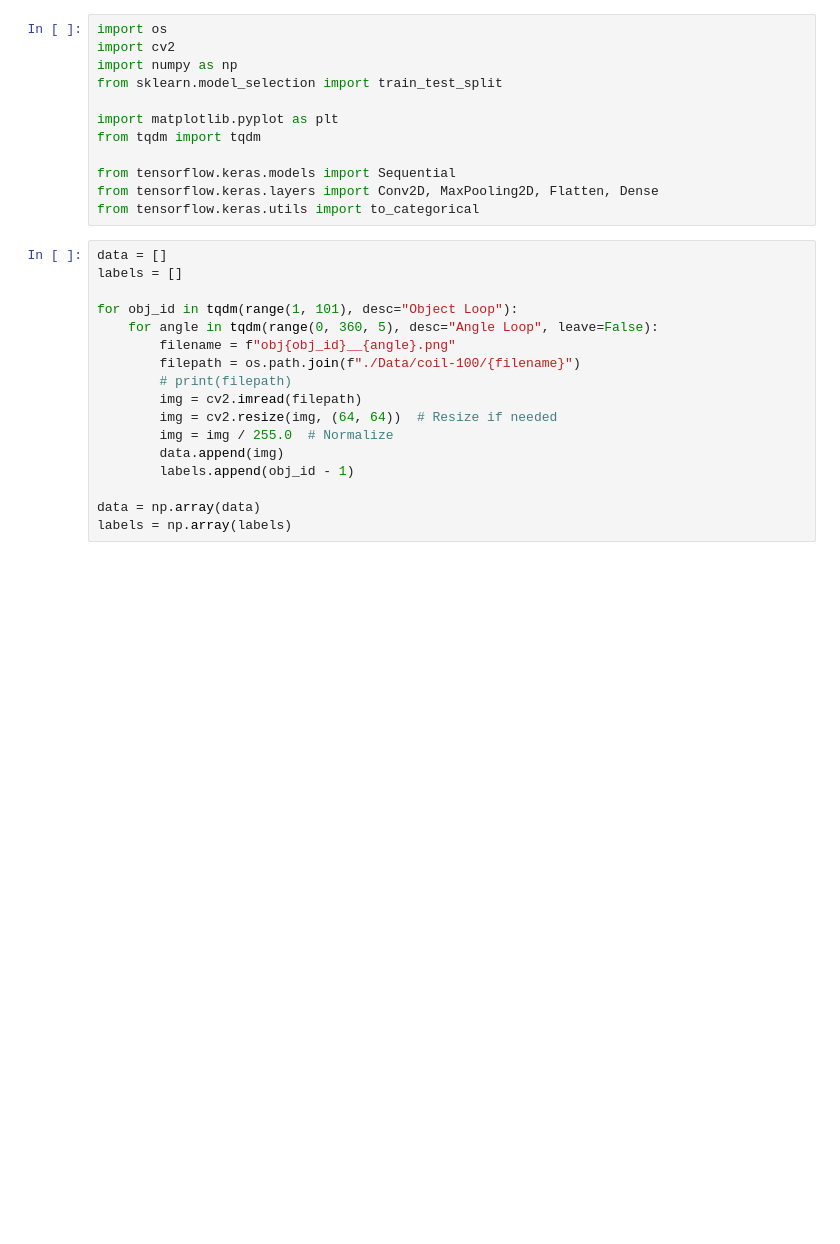
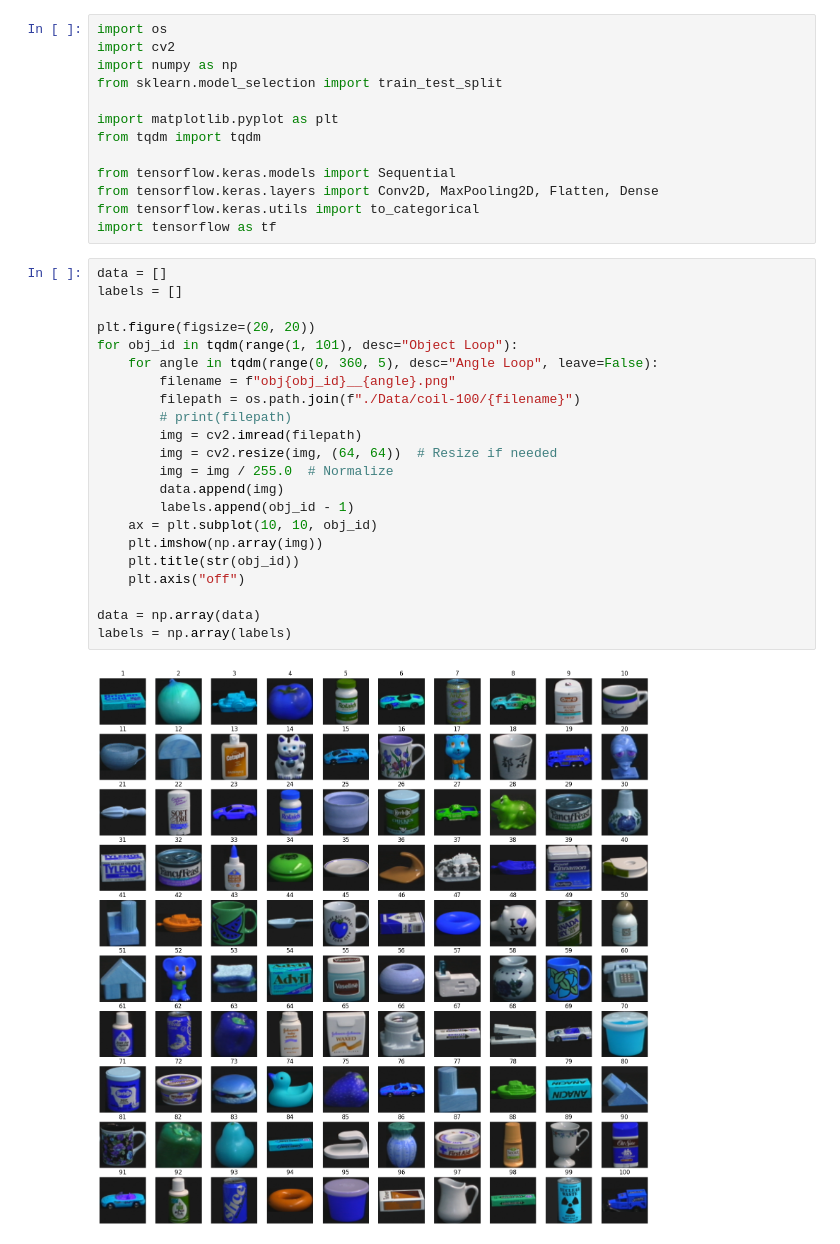
Before and after one commit to KlymentievMaksym/IntelOb, a Jupyter notebook: Lab3/Lab3.1.ipynb, the cells around one changed output. Cells and saved outputs as stored; diff of their text form; blank space fills up the shorter version.

```diff
--- a/Lab3/Lab3.1.ipynb
+++ b/Lab3/Lab3.1.ipynb
@@ -10,20 +10,28 @@ from tqdm import tqdm
 from tensorflow.keras.models import Sequential
 from tensorflow.keras.layers import Conv2D, MaxPooling2D, Flatten, Dense
 from tensorflow.keras.utils import to_categorical
+import tensorflow as tf
 # %%
 data = []
 labels = []
 
+plt.figure(figsize=(20, 20))
 for obj_id in tqdm(range(1, 101), desc="Object Loop"):
     for angle in tqdm(range(0, 360, 5), desc="Angle Loop", leave=False):
         filename = f"obj{obj_id}__{angle}.png"
         filepath = os.path.join(f"./Data/coil-100/{filename}")
         # print(filepath)
         img = cv2.imread(filepath)
         img = cv2.resize(img, (64, 64))  # Resize if needed
         img = img / 255.0  # Normalize
         data.append(img)
         labels.append(obj_id - 1)
+    ax = plt.subplot(10, 10, obj_id)
+    plt.imshow(np.array(img))
+    plt.title(str(obj_id))
+    plt.axis("off")
 
 data = np.array(data)
 labels = np.array(labels)
+# %% [output]
+[figure, added]
```
Also changed, not shown: parts of 17 cells of this notebook, 4 other files.
